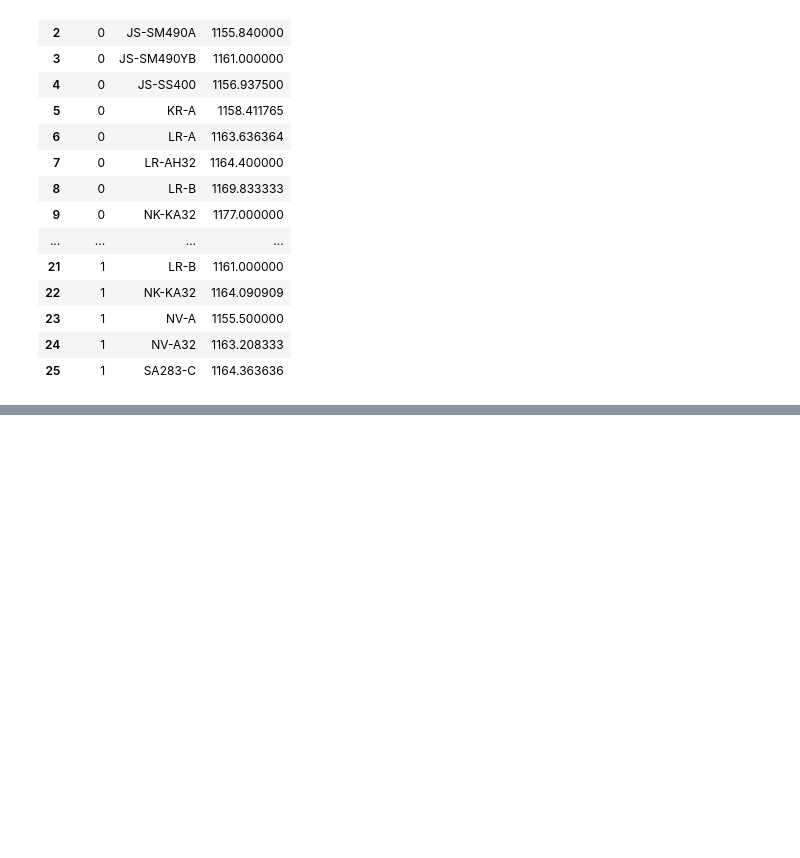
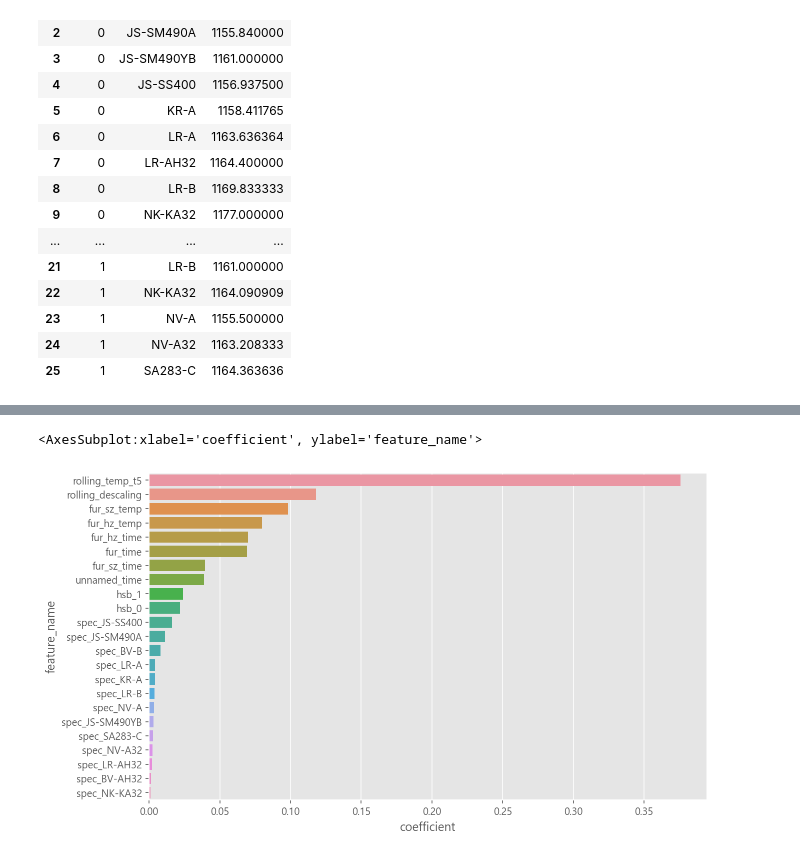
Before and after one commit to Liamns/steel_project, a Jupyter notebook: mg_project_copy.ipynb, the cells around one changed output, grey strips where cells are left out. Saved outputs shown, nothing was run; the diff lists cells and outputs as text; code cells hidden in the pictures; blank space fills up the shorter version.

```diff
--- a/mg_project_copy.ipynb
+++ b/mg_project_copy.ipynb
@@ -646,0 +687,11 @@ px.line(ans04, x='spec',y='pt_wdth', color='scale', title='spec, scale 별 pt_wd
+# %%
+std.fit(X_tn)
+
+std_X_tn = std.transform(X_tn)
+std_X_ts = std.transform(X_ts)
+# %%
+rf02 = RandomForestClassifier(max_depth=9, n_estimators=100)
+# %%
+rf02.fit(std_X_tn, Y_tn)
+
+pred_rf02 = rf02.predict(std_X_ts)
@@ -646,0 +725,9 @@ px.line(ans04, x='spec',y='pt_wdth', color='scale', title='spec, scale 별 pt_wd
+# %%
+importance02 = pd.DataFrame({'feature_name':x.columns, 'coefficient':rf02.feature_importances_})
+importance02=importance02.sort_values(by='coefficient', ascending=False)
+# %%
+plt.figure(figsize=(10,6))
+sns.barplot(data = importance02, x = 'coefficient', y = 'feature_name')
+# %% [output]
+<AxesSubplot:xlabel='coefficient', ylabel='feature_name'>
+[figure, added]
```
Also changed, not shown: parts of 12 cells of this notebook.
